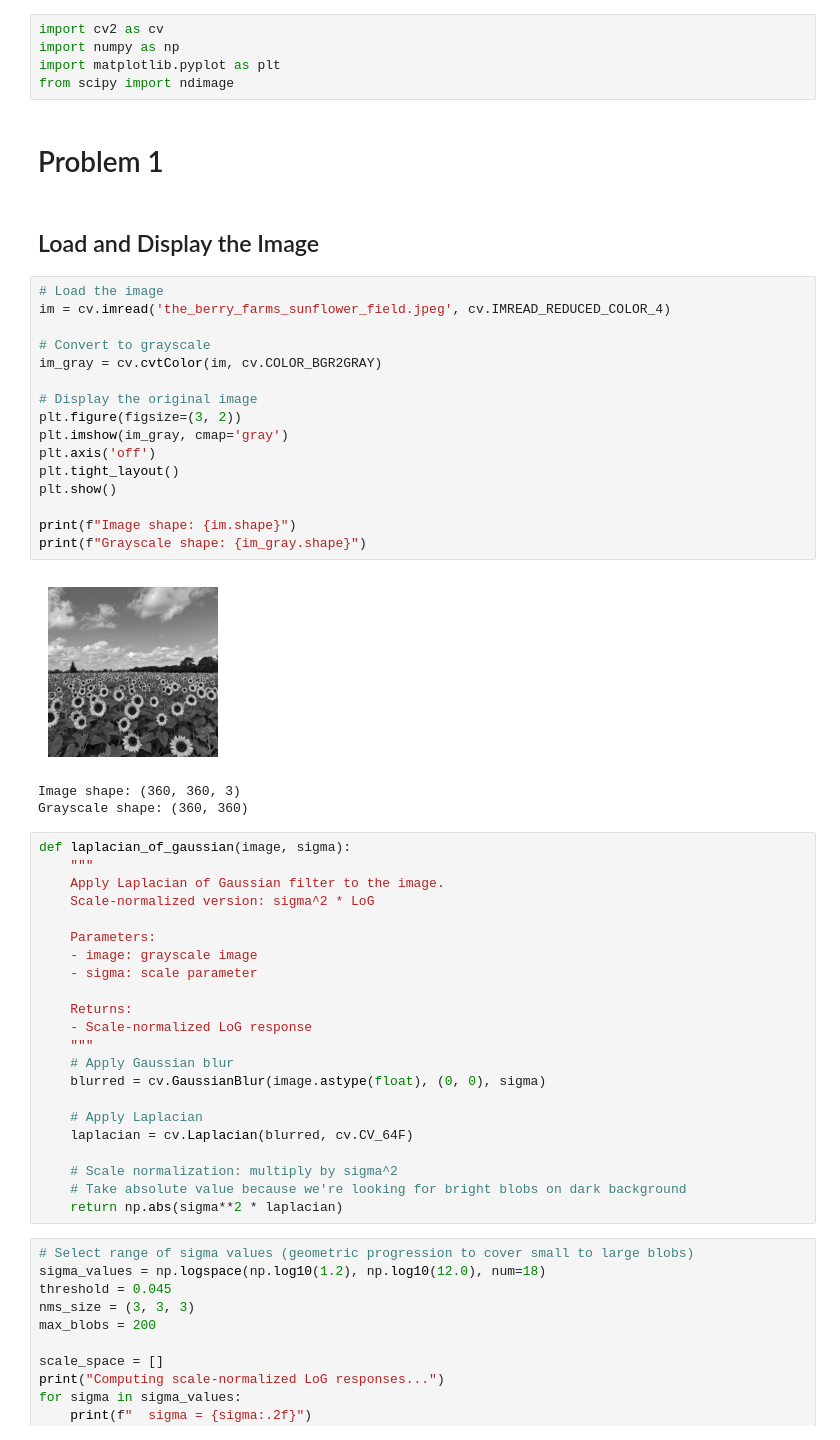
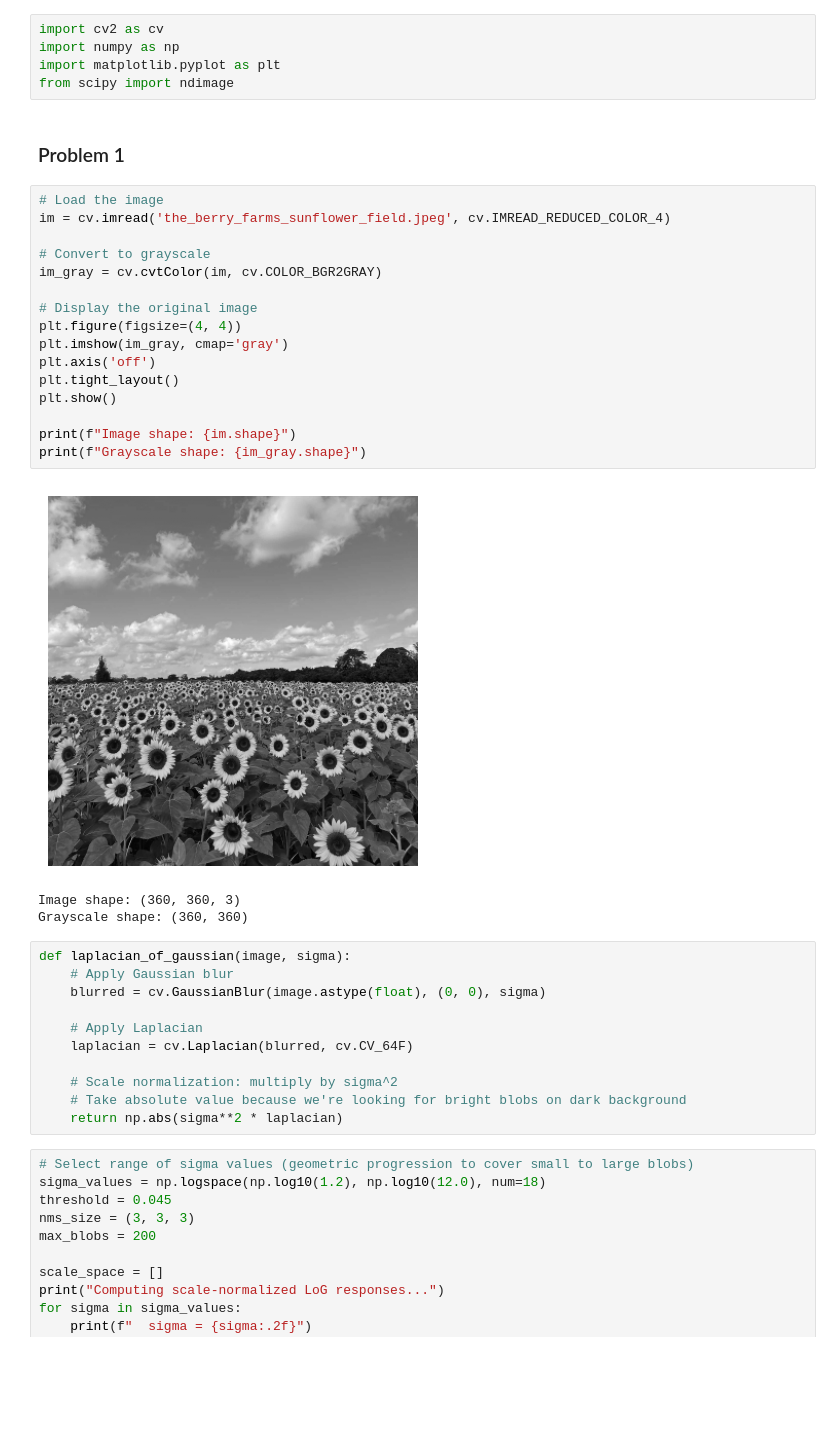
Before and after one commit to NaveenSanjaya/Image-Processing-and-Machine-Vision, a Jupyter notebook: assignment_02/assignment_02.ipynb, the cells around one changed output. Saved outputs shown, nothing was run; the diff lists cells and outputs as text; blank space fills up the shorter version.

```diff
--- a/assignment_02/assignment_02.ipynb
+++ b/assignment_02/assignment_02.ipynb
@@ -4,42 +4,29 @@ import numpy as np
 import matplotlib.pyplot as plt
 from scipy import ndimage
 # %% [markdown]
-# Problem 1
+### Problem 1
-# %% [markdown]
-## Load and Display the Image
 # %%
 # Load the image
 im = cv.imread('the_berry_farms_sunflower_field.jpeg', cv.IMREAD_REDUCED_COLOR_4)
 
 # Convert to grayscale
 im_gray = cv.cvtColor(im, cv.COLOR_BGR2GRAY)
 
 # Display the original image
-plt.figure(figsize=(3, 2))
+plt.figure(figsize=(4, 4))
 plt.imshow(im_gray, cmap='gray')
 plt.axis('off')
 plt.tight_layout()
 plt.show()
 
 print(f"Image shape: {im.shape}")
 print(f"Grayscale shape: {im_gray.shape}")
 # %% [output]
-[figure, old version]
+[figure, new version]
 Image shape: (360, 360, 3)
 Grayscale shape: (360, 360)
 # %%
 def laplacian_of_gaussian(image, sigma):
-    """
-    Apply Laplacian of Gaussian filter to the image.
-    Scale-normalized version: sigma^2 * LoG
-
-    Parameters:
-    - image: grayscale image
-    - sigma: scale parameter
-
-    Returns:
-    - Scale-normalized LoG response
-    """
     # Apply Gaussian blur
     blurred = cv.GaussianBlur(image.astype(float), (0, 0), sigma)
 
```
Also changed, not shown: parts of 3 cells of this notebook, 4 other files.
